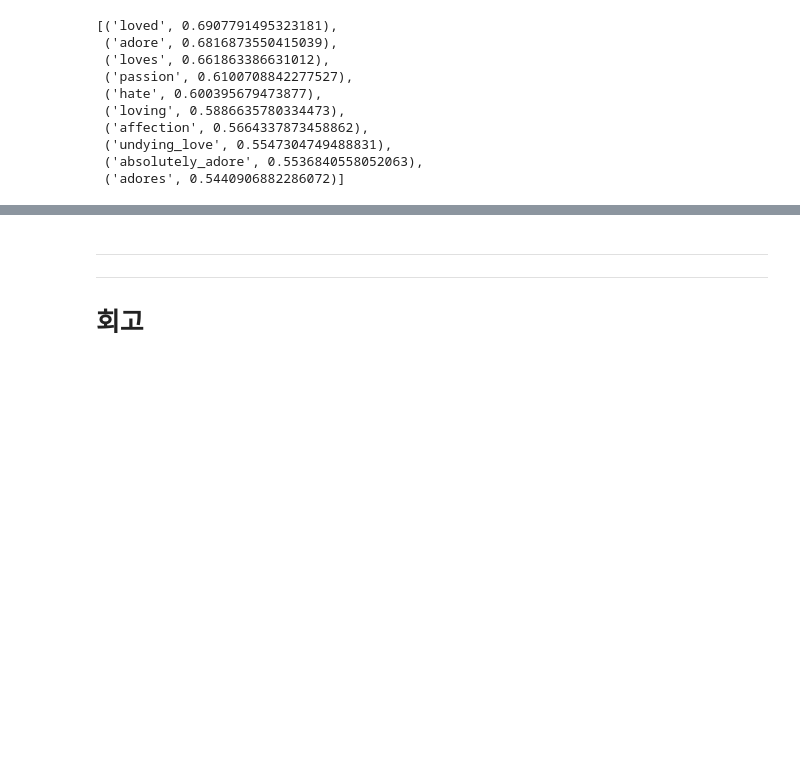
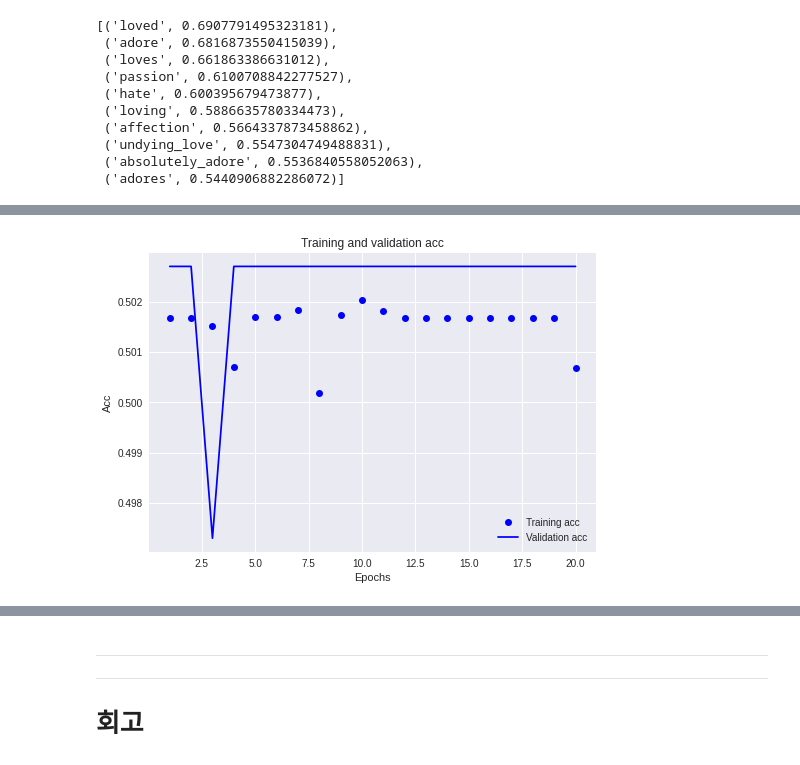
Before and after one commit to jujemu/Aiffel, a Jupyter notebook: EX/Ex-9/[Ex-9]Movie_Review.ipynb, the cells around one changed output, grey strips where cells are left out. Drawn from its saved outputs; the diff is of its cells as text; code cells hidden in the pictures; blank space fills up the shorter version.

```diff
--- a/EX/Ex-9/[Ex-9]Movie_Review.ipynb
+++ b/EX/Ex-9/[Ex-9]Movie_Review.ipynb
@@ -528,0 +630,22 @@ model.summary()
+# %%
+history_dict = history.history
+
+acc = history_dict['accuracy']
+val_acc = history_dict['val_accuracy']
+loss = history_dict['loss']
+val_loss = history_dict['val_loss']
+
+epochs = range(1, len(acc) + 1)
+
+# "bo"는 "파란색 점"입니다
+plt.plot(epochs, acc, 'bo', label='Training acc')
+# b는 "파란 실선"입니다
+plt.plot(epochs, val_acc, 'b', label='Validation acc')
+plt.title('Training and validation acc')
+plt.xlabel('Epochs')
+plt.ylabel('Acc')
+plt.legend()
+
+plt.show()
+# %% [output]
+[figure, added]
```
Also changed, not shown: parts of 20 cells of this notebook.
